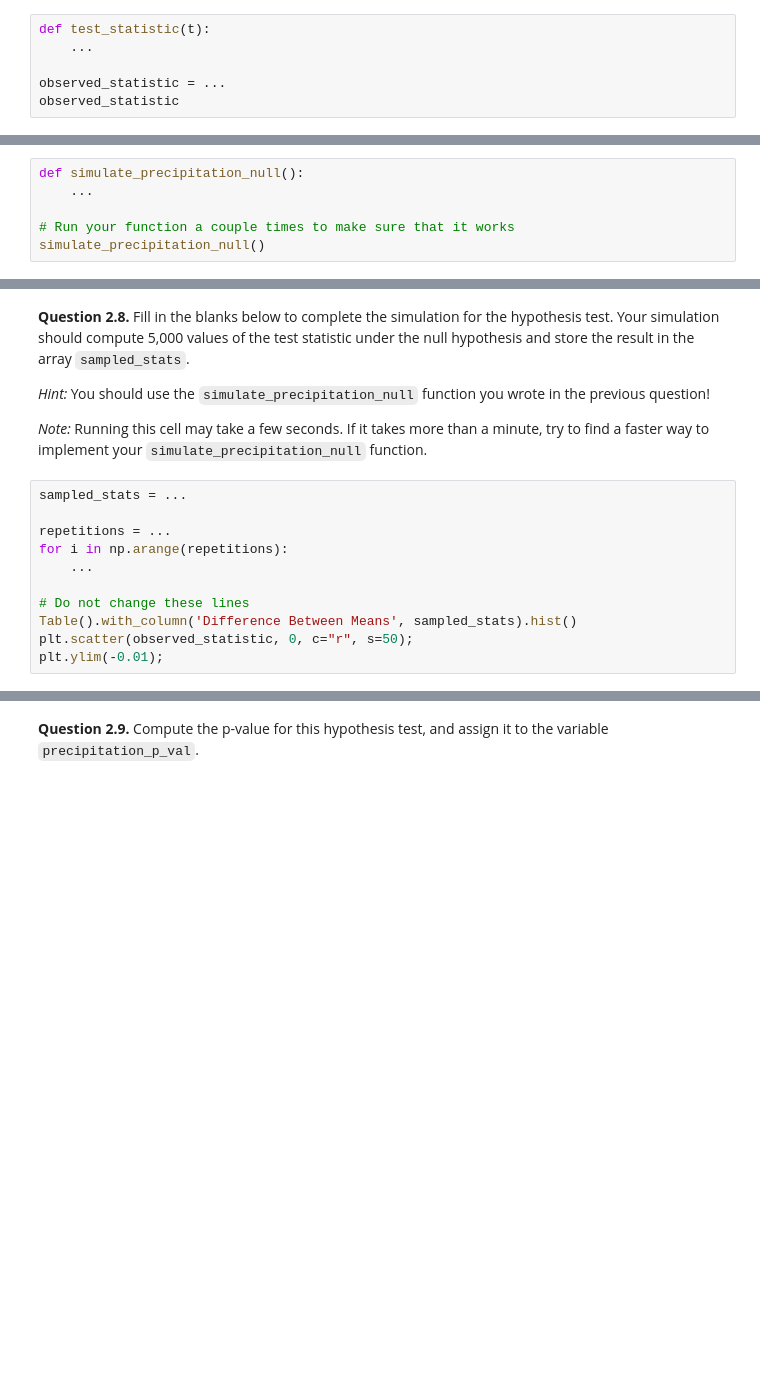
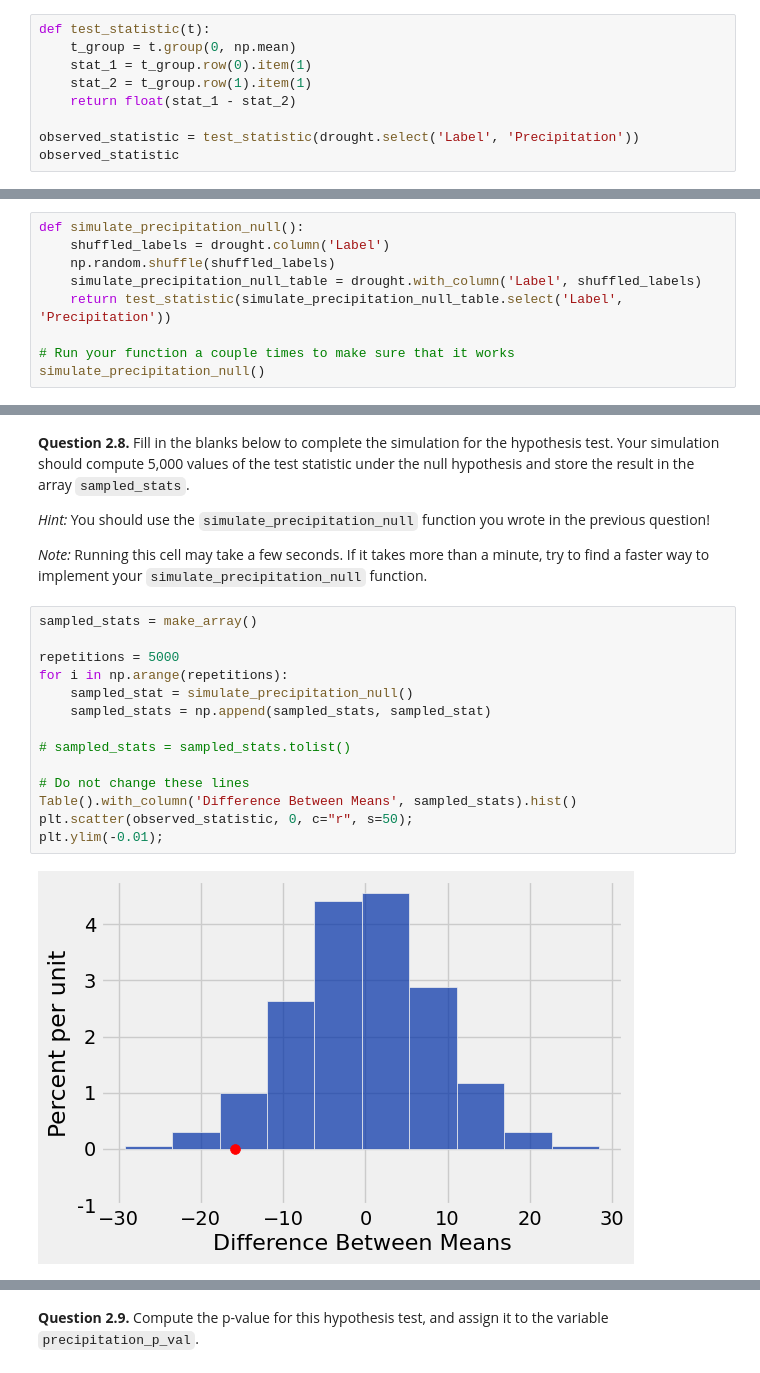
Before and after one commit to jaahay/CIS-124-HYA-CRN98243, a Jupyter notebook: project2_christie_hay.ipynb, the cells around one changed output, grey strips where cells are left out. Cells and saved outputs as stored; diff of their text form; blank space fills up the shorter version.

```diff
--- a/project2_christie_hay.ipynb
+++ b/project2_christie_hay.ipynb
@@ -641,7 +713,10 @@ First, complete the function `test_statistic`. It should take in a two-column ta
 Then, use the function you define to assign `observed_statistic` to the observed test statistic.
 # %%
 def test_statistic(t):
-    ...
+    t_group = t.group(0, np.mean)
+    stat_1 = t_group.row(0).item(1)
+    stat_2 = t_group.row(1).item(1)
+    return float(stat_1 - stat_2)
 
-observed_statistic = ...
+observed_statistic = test_statistic(drought.select('Label', 'Precipitation'))
 observed_statistic
@@ -655,7 +734,10 @@ Now that we have defined our hypotheses and test statistic, we are ready to cond
 *Hint*: Using `t.with_column(...)` with a column name that already exists in a table `t` will replace that column with the newly specified values.
 # %%
 def simulate_precipitation_null():
-    ...
+    shuffled_labels = drought.column('Label')
+    np.random.shuffle(shuffled_labels)
+    simulate_precipitation_null_table = drought.with_column('Label', shuffled_labels)
+    return test_statistic(simulate_precipitation_null_table.select('Label', 'Precipitation'))
 
 # Run your function a couple times to make sure that it works
 simulate_precipitation_null()
@@ -668,15 +754,20 @@ grader.check("q2_7")
 
 *Note:* Running this cell may take a few seconds. If it takes more than a minute, try to find a faster way to implement your `simulate_precipitation_null` function.
 # %%
-sampled_stats = ...
+sampled_stats = make_array()
 
-repetitions = ...
+repetitions = 5000
 for i in np.arange(repetitions):
-    ...
+    sampled_stat = simulate_precipitation_null()
+    sampled_stats = np.append(sampled_stats, sampled_stat)
+
+# sampled_stats = sampled_stats.tolist()
 
 # Do not change these lines
 Table().with_column('Difference Between Means', sampled_stats).hist()
 plt.scatter(observed_statistic, 0, c="r", s=50);
 plt.ylim(-0.01);
+# %% [output]
+[figure, added]
 # %%
 grader.check("q2_8")
```
Also changed, not shown: parts of 33 cells of this notebook.
